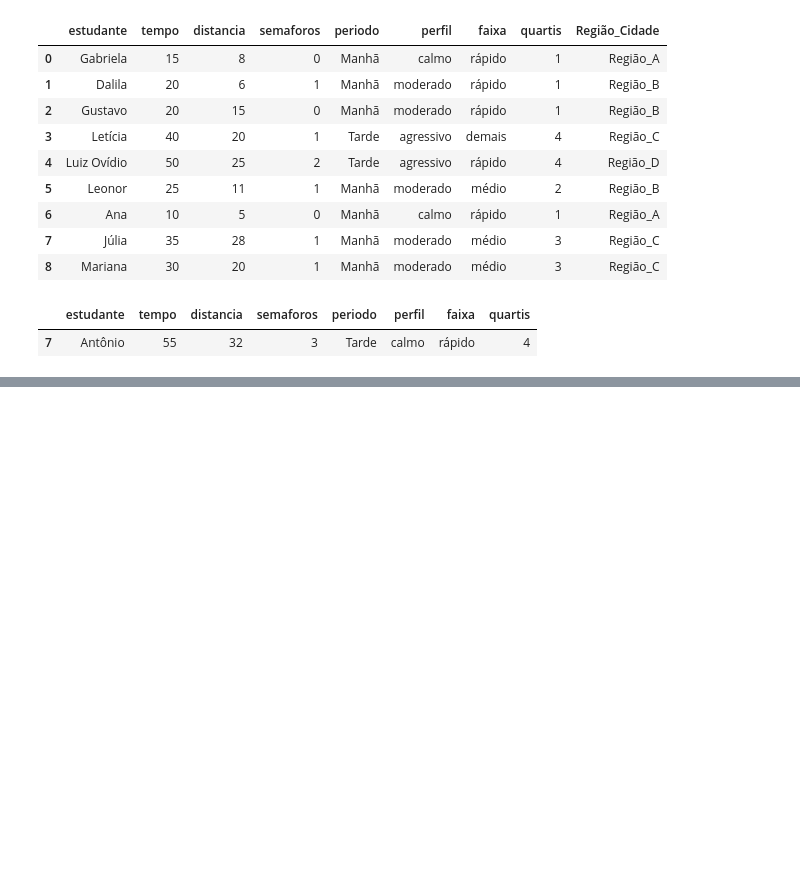
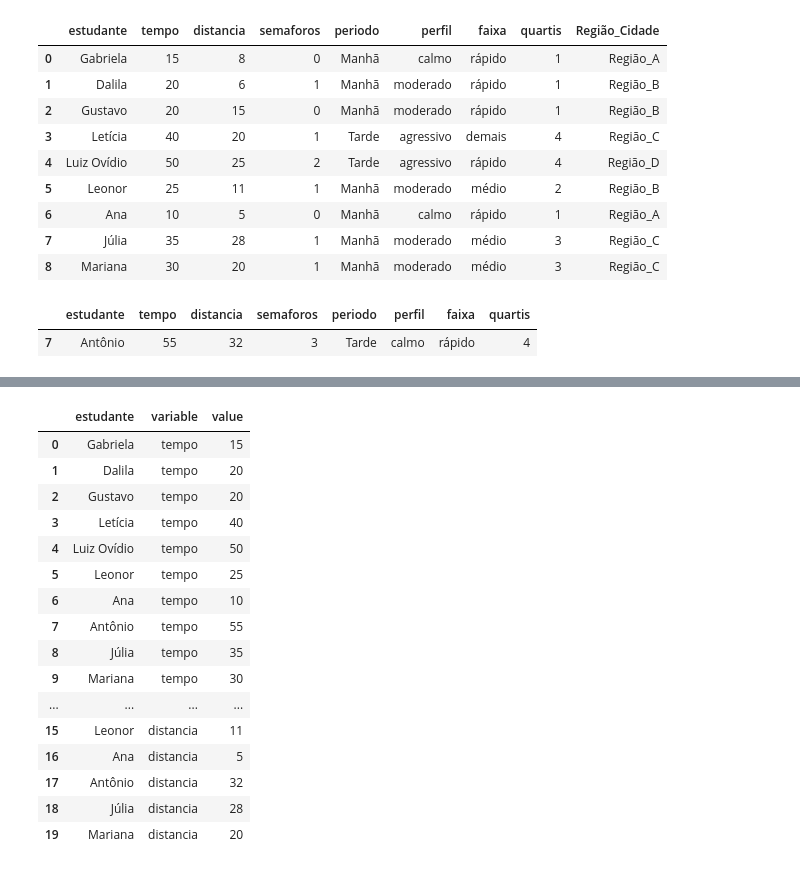
Before and after one commit to blsribeiro83/mba-data-science, a Jupyter notebook: 03-data-wrangling/data_wrangling.ipynb, the cells around one changed output, grey strips where cells are left out. Cells and saved outputs as stored; diff of their text form; code cells hidden in the pictures; blank space fills up the shorter version.

```diff
--- a/03-data-wrangling/data_wrangling.ipynb
+++ b/03-data-wrangling/data_wrangling.ipynb
@@ -1113,0 +1224,24 @@ merge_5
+# %%
+# Colocando uma coluna abaixo da outra
+# função pd.melt
+
+df_estrutura = pd.melt(dados_tempo,id_vars="estudante",value_vars=["tempo","distancia"])
+df_estrutura
+# %% [output]
+|  | estudante | variable | value |
+| 0 | Gabriela | tempo | 15 |
+| 1 | Dalila | tempo | 20 |
+| 2 | Gustavo | tempo | 20 |
+| 3 | Letícia | tempo | 40 |
+| 4 | Luiz Ovídio | tempo | 50 |
+| 5 | Leonor | tempo | 25 |
+| 6 | Ana | tempo | 10 |
+| 7 | Antônio | tempo | 55 |
+| 8 | Júlia | tempo | 35 |
+| 9 | Mariana | tempo | 30 |
+| ... | ... | ... | ... |
+| 15 | Leonor | distancia | 11 |
+| 16 | Ana | distancia | 5 |
+| 17 | Antônio | distancia | 32 |
+| 18 | Júlia | distancia | 28 |
+| 19 | Mariana | distancia | 20 |
```
Also changed, not shown: parts of 13 cells of this notebook, 4 other files.
